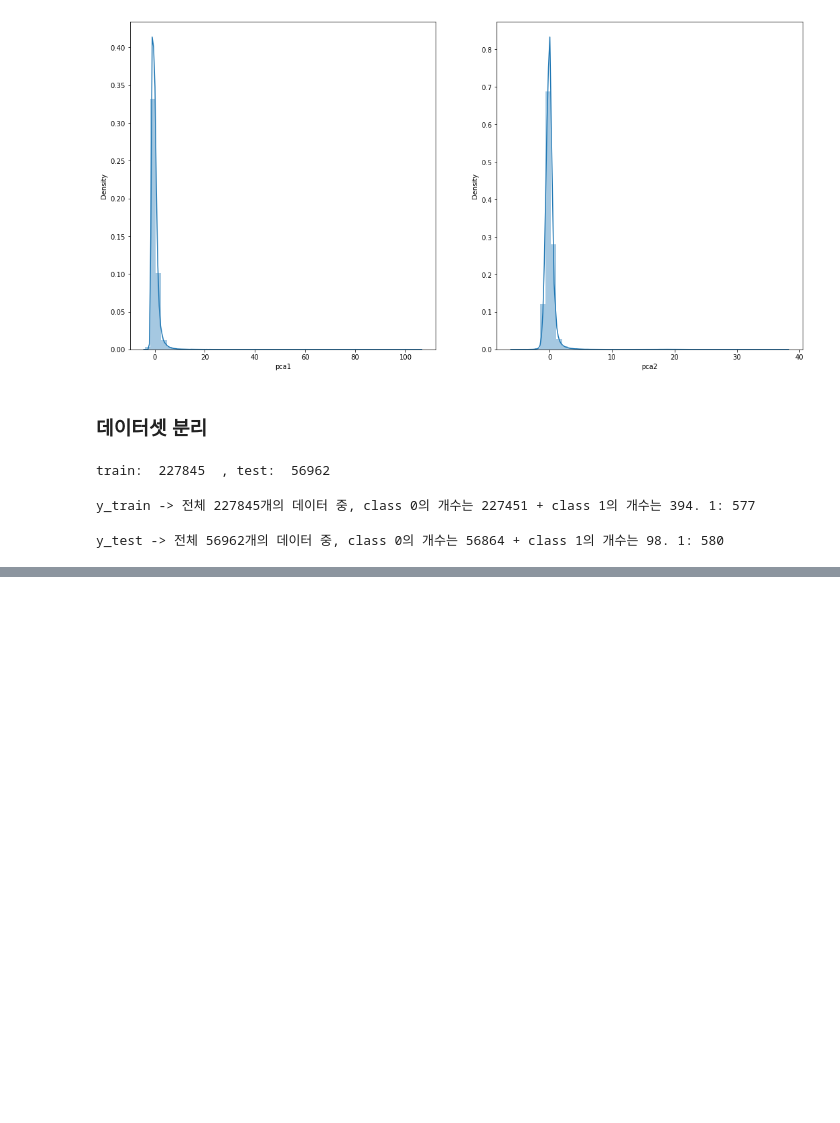
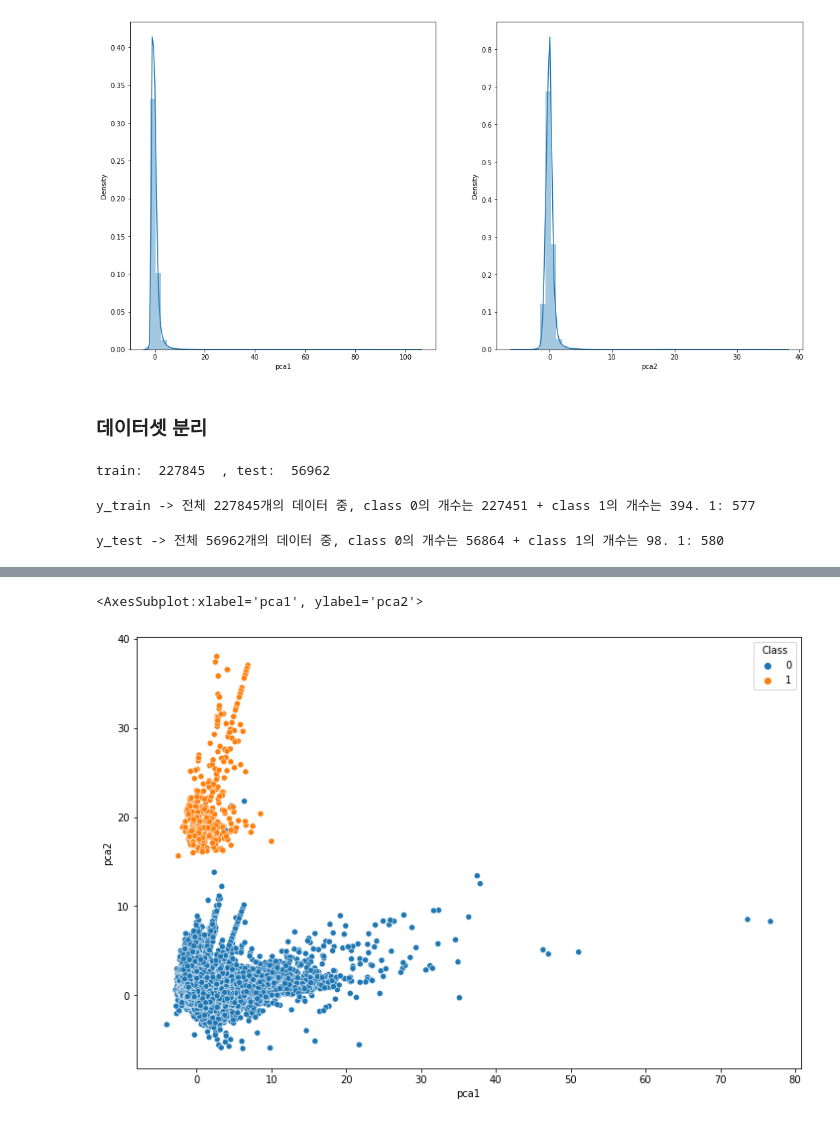
Before and after one commit to YouranWoo/ADP_study, a Jupyter notebook: classification_imbalanced_0530.ipynb, the cells around one changed output, grey strips where cells are left out. Drawn from its saved outputs; the diff is of its cells as text; code cells hidden in the pictures; blank space fills up the shorter version.

```diff
--- a/classification_imbalanced_0530.ipynb
+++ b/classification_imbalanced_0530.ipynb
@@ -197,0 +200,4 @@ y_test -> 전체 56962개의 데이터 중, class 0의 개수는 56864 + class 1
+# %%
+df_train = pd.concat([X_train, y_train], axis=1)
+df_train.reset_index(drop=True, inplace=True)
+df_train.head()
@@ -197,0 +211,6 @@ y_test -> 전체 56962개의 데이터 중, class 0의 개수는 56864 + class 1
+# %%
+# train 데이터셋 시각화
+sns.scatterplot(x='pca1', y='pca2', hue='Class', data=df_train)
+# %% [output]
+<AxesSubplot:xlabel='pca1', ylabel='pca2'>
+[figure, added]
```
Also changed, not shown: parts of 9 cells of this notebook.
